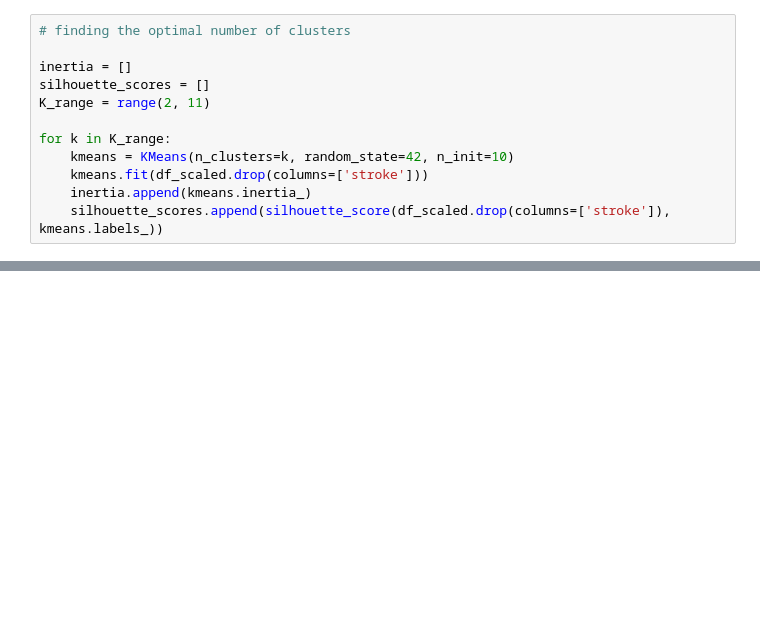
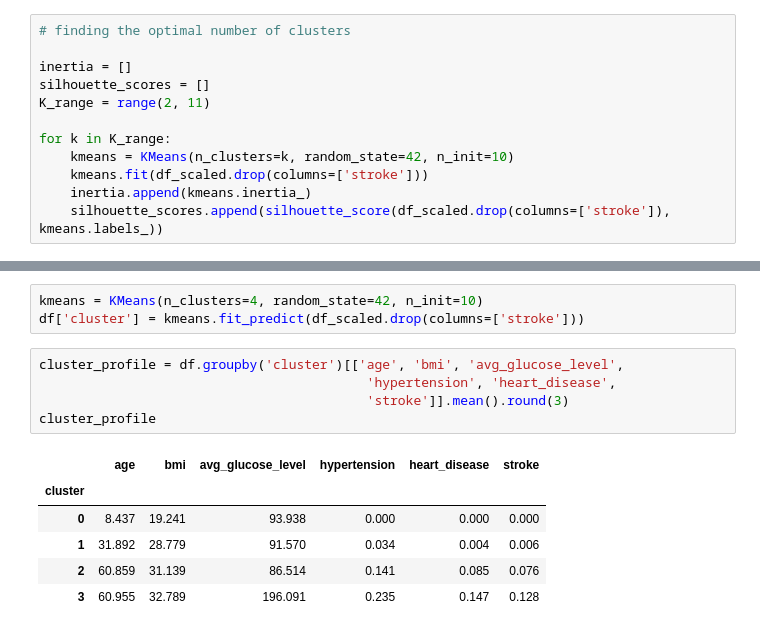
Before and after one commit to maxintelligence/stroke-prediction, a Jupyter notebook: notebooks/stroke_dataset.ipynb, the cells around one changed output, grey strips where cells are left out. Cells and saved outputs as stored; diff of their text form; blank space fills up the shorter version.

```diff
--- a/notebooks/stroke_dataset.ipynb
+++ b/notebooks/stroke_dataset.ipynb
@@ -834,0 +851,15 @@ plt.show()
+# %%
+kmeans = KMeans(n_clusters=4, random_state=42, n_init=10)
+df['cluster'] = kmeans.fit_predict(df_scaled.drop(columns=['stroke']))
+# %%
+cluster_profile = df.groupby('cluster')[['age', 'bmi', 'avg_glucose_level',
+                                          'hypertension', 'heart_disease',
+                                          'stroke']].mean().round(3)
+cluster_profile
+# %% [output]
+|  | age | bmi | avg_glucose_level | hypertension | heart_disease | stroke |
+| cluster |  |  |  |  |  |  |
+| 0 | 8.437 | 19.241 | 93.938 | 0.000 | 0.000 | 0.000 |
+| 1 | 31.892 | 28.779 | 91.570 | 0.034 | 0.004 | 0.006 |
+| 2 | 60.859 | 31.139 | 86.514 | 0.141 | 0.085 | 0.076 |
+| 3 | 60.955 | 32.789 | 196.091 | 0.235 | 0.147 | 0.128 |
```
Also changed, not shown: parts of 22 cells of this notebook, 4 other files.
